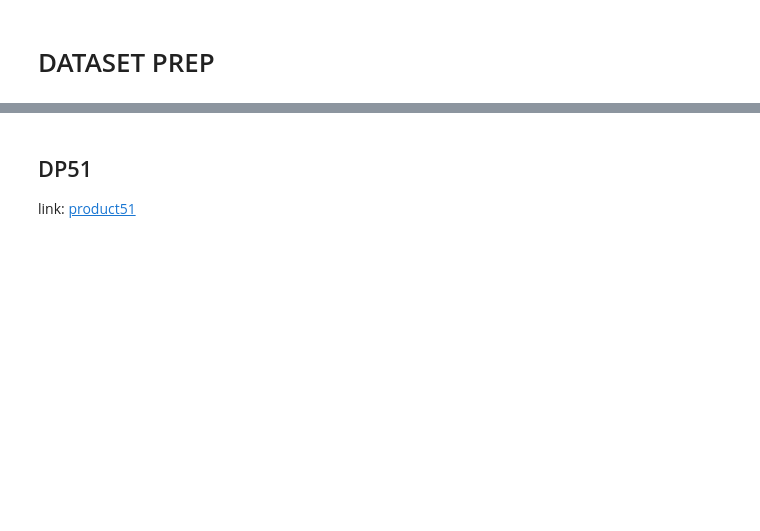
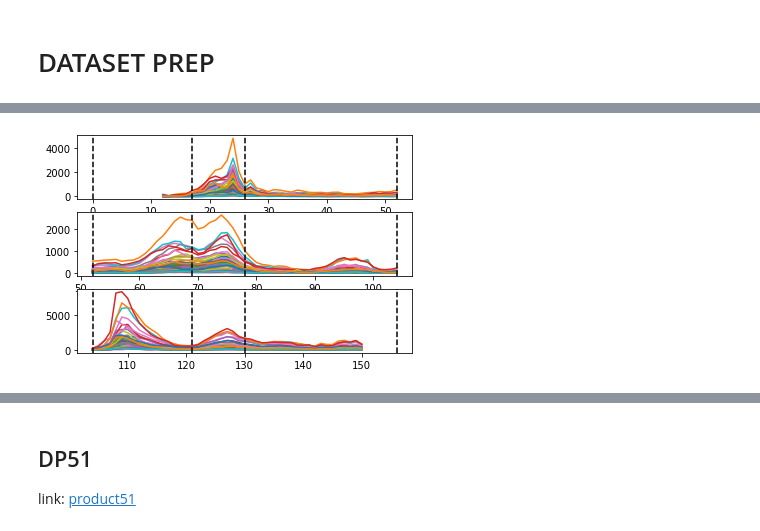
Before and after one commit to tanaxer01/mov-in-covid, a Jupyter notebook: index_calcs.ipynb, the cells around one changed output, grey strips where cells are left out. Saved outputs shown, nothing was run; the diff lists cells and outputs as text; code cells hidden in the pictures; blank space fills up the shorter version.

```diff
--- a/index_calcs.ipynb
+++ b/index_calcs.ipynb
@@ -62,0 +69,24 @@ for xc in ["2020-05-01", "2020-07-01", "2021-05-01", "2021-07-01", "2022-05-01",
+# %%
+date2week = lambda x: (datetime.strptime(x, "%Y-%m-%d") - datetime.strptime("2020-01-01", "%Y-%m-%d")).days // 7
+
+plt.subplot(3,1,1)
+plt.plot( casos_nuevos.loc[:date2week("2021-01-01")] )
+
+for i in ["2020-01-01", "2020-05-01", "2020-07-01", "2020-12-31"]:
+  plt.axvline(x=date2week(i), color='black', linestyle='--')
+
+plt.subplot(3,1,2)
+plt.plot( casos_nuevos.loc[date2week("2021-01-01"):date2week("2022-01-01")] )
+
+for i in ["2021-01-01", "2021-05-01", "2021-07-01", "2021-12-31"]:
+  plt.axvline(x=date2week(i), color='black', linestyle='--')
+
+plt.subplot(3,1,3)
+plt.plot( casos_nuevos.loc[date2week("2022-01-01"):] )
+
+for i in ["2022-01-01", "2022-05-01", "2022-07-01", "2022-12-31"]:
+  plt.axvline(x=date2week(i), color='black', linestyle='--')
+
+plt.show()
+# %% [output]
+[figure, added]
```
Also changed, not shown: parts of 19 cells of this notebook.
